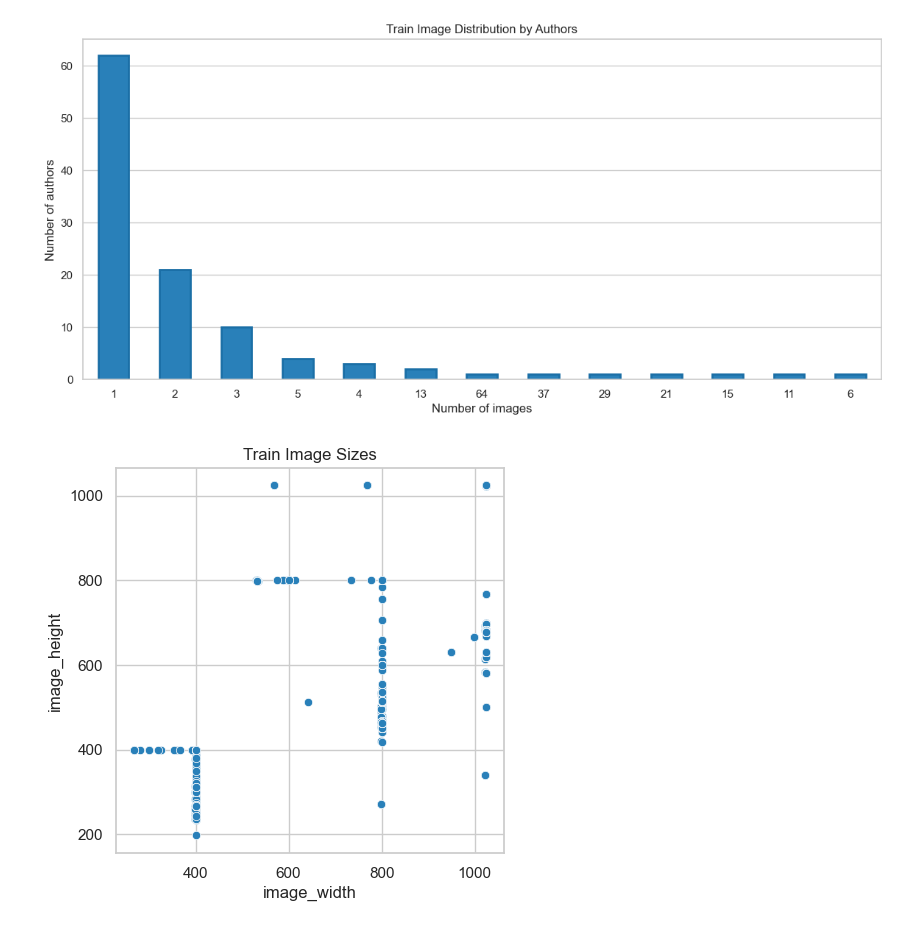
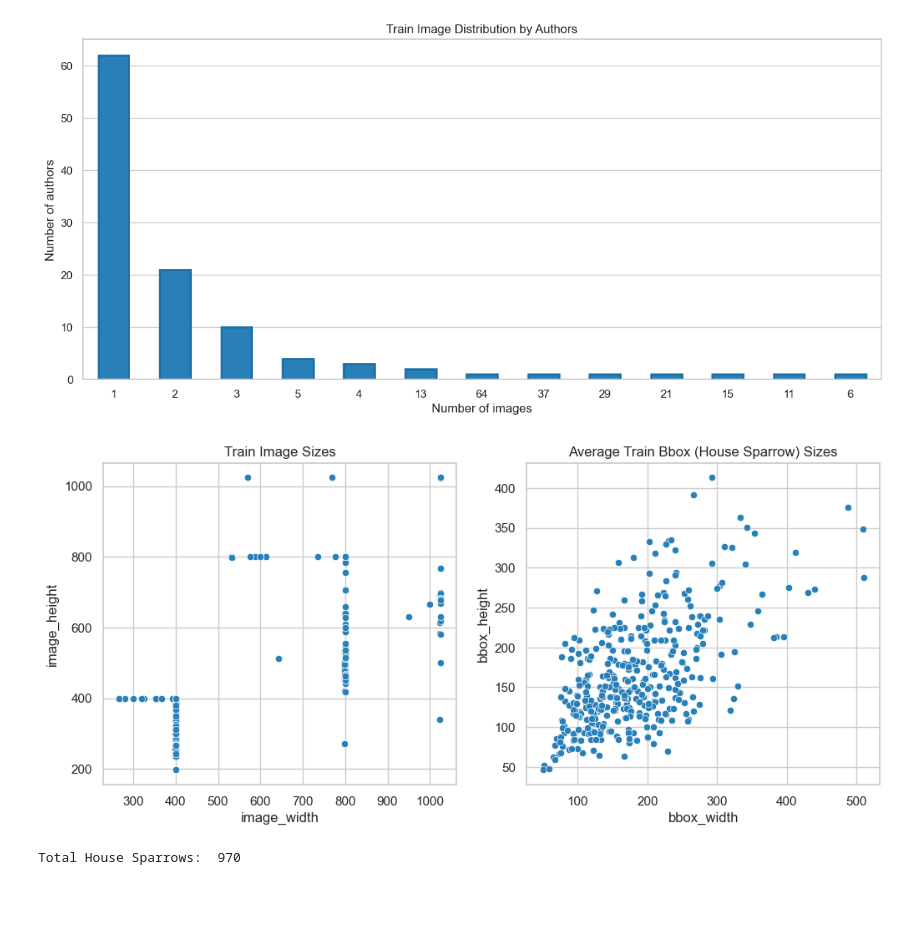
Before and after one commit to data42lana/end-to-end-cv-mlops-project, a Jupyter notebook: notebooks/EDA.ipynb, the cells around one changed output. Cells and saved outputs as stored; diff of their text form; code cells hidden in the pictures; blank space fills up the shorter version.

```diff
--- a/notebooks/EDA.ipynb
+++ b/notebooks/EDA.ipynb
@@ -221,15 +221,32 @@ draw_series_barplot(groups[train_ids].value_counts().value_counts(),
                     title="Train Image Distribution by Authors")
 # %% [output]
 [figure]
-# %%
-fig, ax = plt.subplots(figsize=(5, 5))
-
-# Draw a scatter plot to show prevailing image sizes
-_ = (sns.scatterplot(x='image_width', y='image_height',
-                     data=hs_img_bbox_df[hs_img_bbox_df.image_name.isin(X[train_ids])], ax=ax)
-        .set_title("Train Image Sizes"))
-# %% [output]
-[figure, removed]
+# %%
+# Select train bbox data
+X_bbox_train = hs_img_bbox_df[hs_img_bbox_df.image_name.isin(X[train_ids])]
+# Average the bbox data by their number in one image
+bbox_train_img_avg = X_bbox_train.groupby('image_name').agg('mean')
+# %%
+fig, axs = plt.subplots(1, 2, figsize=(12, 5))
+axs.flatten()
+
+# Draw scatter plots to show prevailing image and average bbox sizes
+# in the train dataset
+for ax, elem in zip(axs, ('image', 'bbox')):
+    title = "Train Image Sizes"
+
+    if elem == 'bbox':
+        title = "Average Train Bbox (House Sparrow) Sizes"
+
+    _ = (sns.scatterplot(x=elem + '_width', y=elem + '_height',
+                         data=bbox_train_img_avg, ax=ax)
+            .set_title(title))
+# %% [output]
+[figure, added]
+# %%
+print("Total House Sparrows: ", X_bbox_train['label_name'].count())
+# %% [output]
+Total House Sparrows:  970
 # %%
 # Show one of the train images (with and without bounding boxes)
 fig, (ax1, ax2) = plt.subplots(1, 2, figsize=(14, 6))
```
Also changed, not shown: parts of 1 cell of this notebook.
